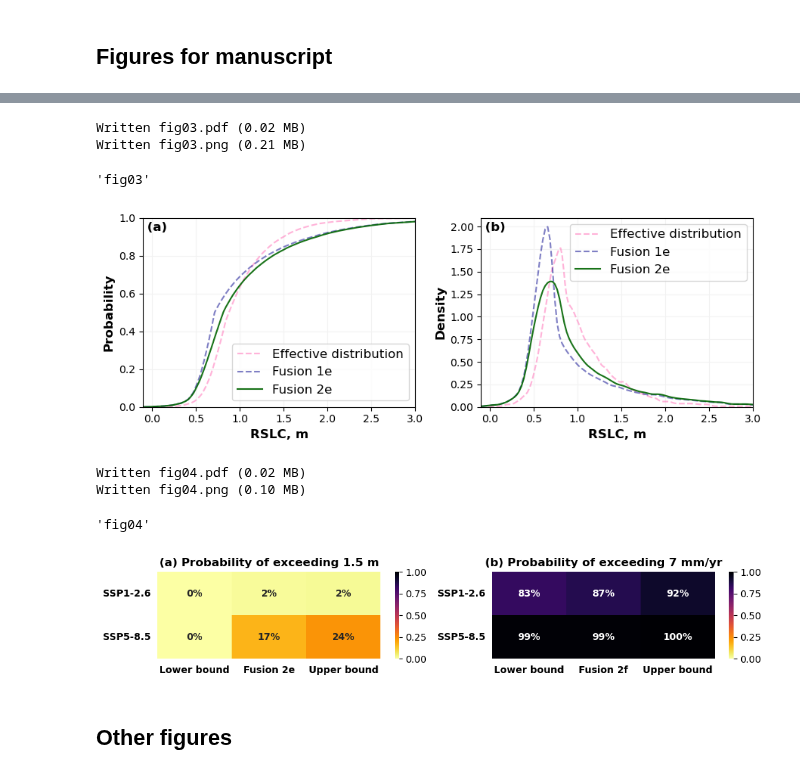
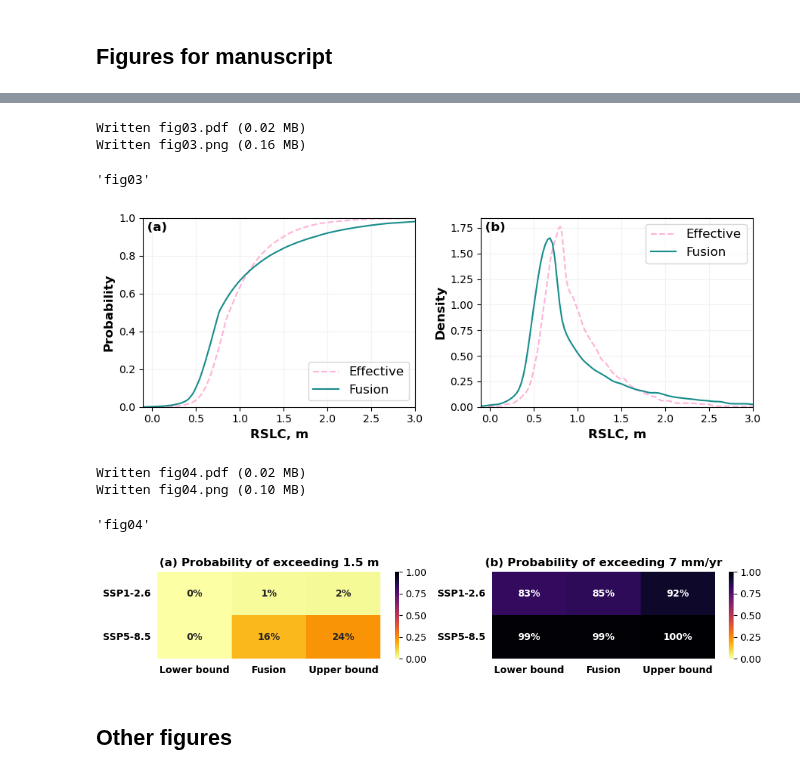
Before and after one commit to grandey/d23a-fusion, a Jupyter notebook: fusion_analysis_d23a.ipynb, the cells around one changed output, grey strips where cells are left out. Saved outputs shown, nothing was run; the diff lists cells and outputs as text; code cells hidden in the pictures.

```diff
--- a/fusion_analysis_d23a.ipynb
+++ b/fusion_analysis_d23a.ipynb
@@ -36,26 +36,26 @@ Written fig02.png (0.14 MB)
 # %%
-# SSP5 year-2100 effective_0.5, fusion_1e, fusion_2e
-fig, axs = d23a.fig_qfs_marginals(workflows_r=(('fusion_2e',),),
-                                  bg_workflows_r=(('effective_0.5', 'fusion_1e'),),
+# SSP5 year-2100 effective_0.5 and fusion_1e+2e
+fig, axs = d23a.fig_qfs_marginals(workflows_r=(('fusion_1e+2e',),),
+                                  bg_workflows_r=(('effective_0.5',),),
                                   pbox_r=(False,),
                                   rate=False, scenario='ssp585', year=2100, gauge='TANJONG_PAGAR', xlim=(-0.1, 3.))
 d23a.name_save_fig(fig)
 # %% [output]
 Written fig03.pdf (0.02 MB)
-Written fig03.png (0.21 MB)
+Written fig03.png (0.16 MB)
 'fig03'
-[figure, old version]
+[figure, new version]
 # %%
 # SSP5 vs SSP1 heatmap tables for probability of exceeding (a) 1.5 m and (b) 7 mm/yr
 fig, axs = plt.subplots(1, 2, figsize=(10, 2), tight_layout=True)
 # (a) 1.5 m
 ax = axs[0]
-_ = d23a.plot_exceedance_heatmap(threshold=1.5, workflows=('lower', 'fusion_2e', 'upper'), rate=False,
+_ = d23a.plot_exceedance_heatmap(threshold=1.5, workflows=('lower', 'fusion_1e+2e', 'upper'), rate=False,
                                  scenarios=('ssp126', 'ssp585'), year=2100, gauge='TANJONG_PAGAR', ax=ax)
 ax.set_title('(a) Probability of exceeding 1.5 m')
 # (a) 7 mm/yr
 ax = axs[1]
-_ = d23a.plot_exceedance_heatmap(threshold=1.5, workflows=('lower', 'fusion_2f', 'upper'), rate=True,
+_ = d23a.plot_exceedance_heatmap(threshold=1.5, workflows=('lower', 'fusion_1f+2f', 'upper'), rate=True,
                                  scenarios=('ssp126', 'ssp585'), year=2100, gauge='TANJONG_PAGAR', ax=ax)
 ax.set_title('(b) Probability of exceeding 7 mm/yr')
 # Save
@@ -64,7 +64,7 @@ d23a.name_save_fig(fig)
 Written fig04.pdf (0.02 MB)
 Written fig04.png (0.10 MB)
 'fig04'
-[figure, old version]
+[figure, new version]
 # %% [markdown]
 ## Other figures
 # %%
```
Also changed, not shown: parts of 4 cells of this notebook, 5 other files.
